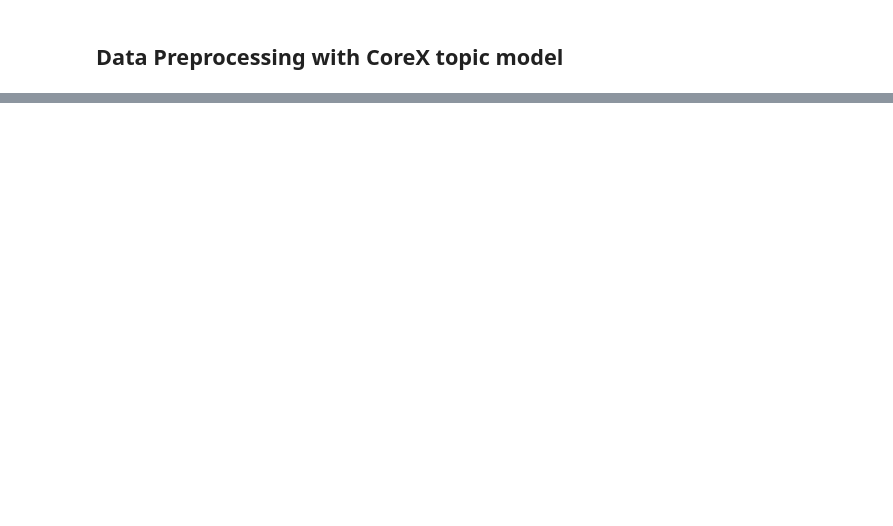
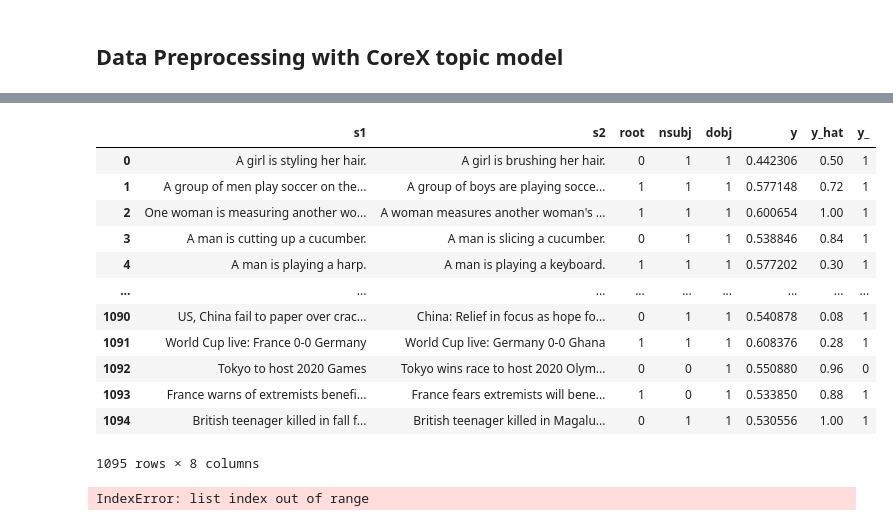
Before and after one commit to iserh/elf, a Jupyter notebook: MLP_CoreX.ipynb, the cells around one changed output, grey strips where cells are left out. Cells and saved outputs as stored; diff of their text form; code cells hidden in the pictures; blank space fills up the shorter version.

```diff
--- a/MLP_CoreX.ipynb
+++ b/MLP_CoreX.ipynb
@@ -559,0 +235,23 @@ pearsonr(scores, sts_test.score)[0]
+# %%
+df["y_"] = (df.root | df.nsubj).astype(int)
+df
+# %% [output]
+|  | s1 | s2 | root | nsubj | dobj | y | y_hat | y_ |
+| 0 | A girl is styling her hair. | A girl is brushing her hair. | 0 | 1 | 1 | 0.442306 | 0.50 | 1 |
+| 1 | A group of men play soccer on the... | A group of boys are playing socce... | 1 | 1 | 1 | 0.577148 | 0.72 | 1 |
+| 2 | One woman is measuring another wo... | A woman measures another woman's ... | 1 | 1 | 1 | 0.600654 | 1.00 | 1 |
+| 3 | A man is cutting up a cucumber. | A man is slicing a cucumber. | 0 | 1 | 1 | 0.538846 | 0.84 | 1 |
+| 4 | A man is playing a harp. | A man is playing a keyboard. | 1 | 1 | 1 | 0.577202 | 0.30 | 1 |
+| ... | ... | ... | ... | ... | ... | ... | ... | ... |
+| 1090 | US, China fail to paper over crac... | China: Relief in focus as hope fo... | 0 | 1 | 1 | 0.540878 | 0.08 | 1 |
+| 1091 | World Cup live: France 0-0 Germany | World Cup live: Germany 0-0 Ghana | 1 | 1 | 1 | 0.608376 | 0.28 | 1 |
+| 1092 | Tokyo to host 2020 Games | Tokyo wins race to host 2020 Olym... | 0 | 0 | 1 | 0.550880 | 0.96 | 0 |
+| 1093 | France warns of extremists benefi... | France fears extremists will bene... | 1 | 0 | 1 | 0.533850 | 0.88 | 1 |
+| 1094 | British teenager killed in fall f... | British teenager killed in Magalu... | 0 | 1 | 1 | 0.530556 | 1.00 | 1 |
+1095 rows × 8 columns
+# %%
+words = list(np.asarray(corex_feat.vectorizer.get_feature_names_out()))
+corex_feat.corex.set_words(words)
+topics = [[*zip(*topic)][0] for topic in corex_feat.corex.get_topics()]
+# %% [output]
+IndexError: list index out of range
```
Also changed, not shown: parts of 73 cells of this notebook, 8 other files.
